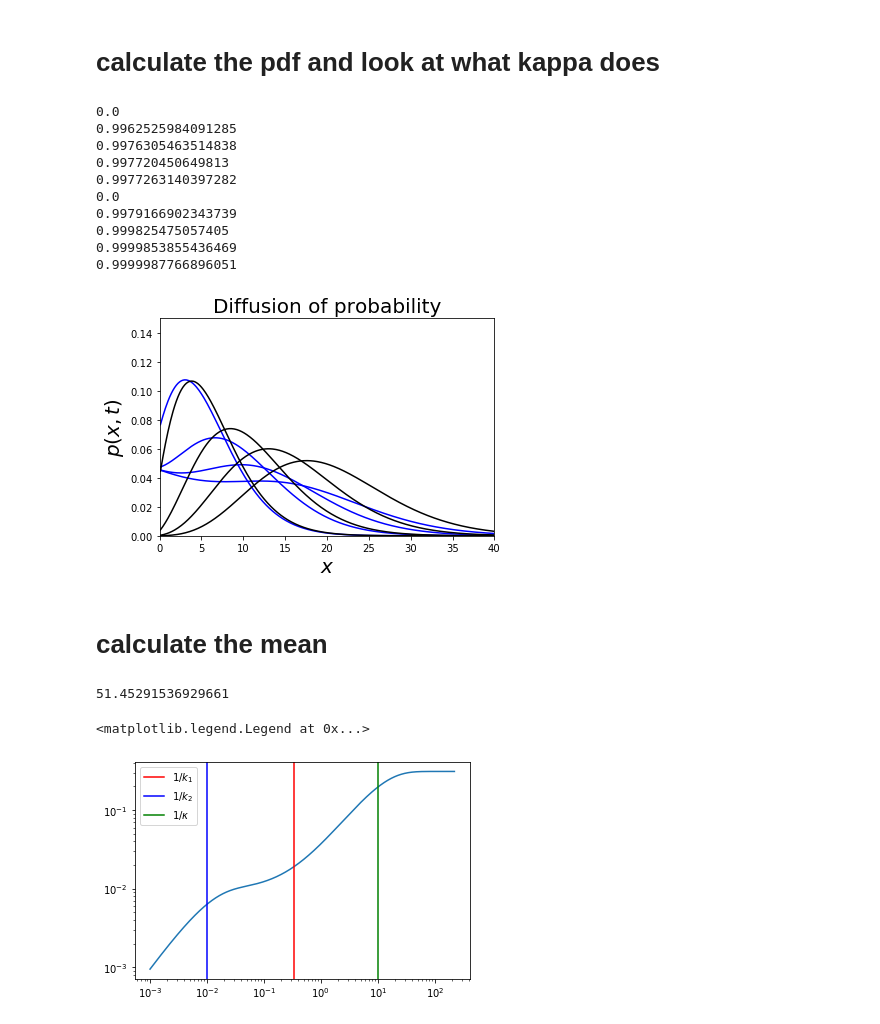
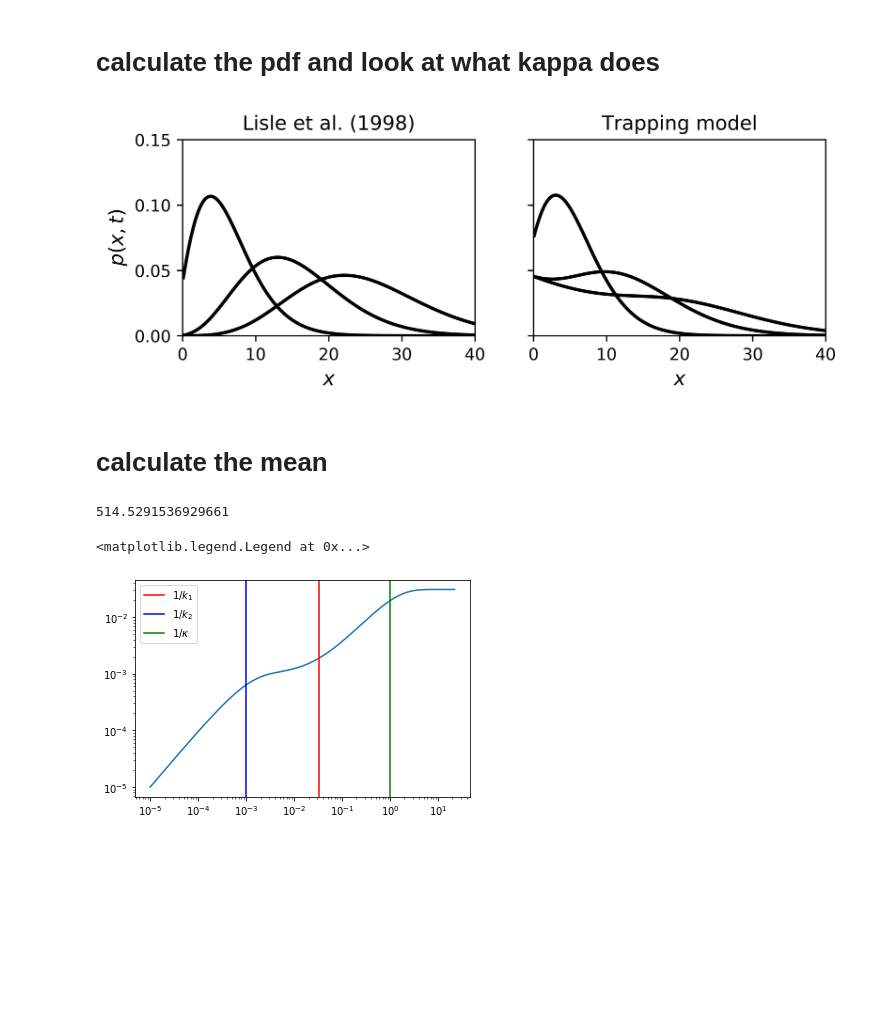
Before and after one commit to jkpierce/rw-diffu, a Jupyter notebook: code/trap-pdf.ipynb, the cells around one changed output. Drawn from its saved outputs; the diff is of its cells as text; code cells hidden in the pictures; blank space fills up the shorter version.

```diff
--- a/code/trap-pdf.ipynb
+++ b/code/trap-pdf.ipynb
@@ -47,42 +47,34 @@ def p(x,t,kap=kap,k1=k1,k2=k2,v=v,special=False):
     return a*(b+c)+d*e**(k1*k2*x/v/(kap+k1))*P1py( k1*k2*x/v/(kap+k1), (kap+k1)*tmxv)
 # %%
 x = np.linspace(0,100,1000)
+t = np.array([25,75,125])
 dx = x[1]-x[0]
-t = np.linspace(0,100,5)
-kap = 0.01 # trapping
 k1 = 0.1 # rest
 k2 = 1.0 # motion
 v = 2.0
+
+fig, (ax1, ax2) = plt.subplots(nrows=1,ncols=2, sharey=True, figsize=(7,3.5/1.6), dpi=600)
+
+kap = 0.0
 for tt in t:
-    plt.plot(x,p(x,tt,kap=kap,k1=k1,k2=k2,v=v),color='blue')
-    print(np.nansum(p(x,tt,kap=kap,k1=k1,k2=k2,v=v))*dx)
+    ax1.plot(x,p(x,tt,kap=kap,k1=k1,k2=k2,v=v),color='black',lw=2)
+ax1.set_xlim(0,40)
+ax1.set_ylim(0,0.15)
+ax1.set_xlabel(r'$x$',fontsize=12)
+ax1.set_ylabel(r'$p(x,t)$',fontsize=12)
+ax1.set_title(r'Lisle et al. (1998)',fontsize=12)
 
-kap = 0.0 # trapping
-k1 = 0.1 # rest
-k2 = 1.0 # motion
-v = 2.0
+kap = 0.01 # trapping
 for tt in t:
-    plt.plot(x,p(x,tt,kap=kap,k1=k1,k2=k2,v=v),color='black')
-    print(np.nansum(p(x,tt,kap=kap,k1=k1,k2=k2,v=v))*dx)
+    ax2.plot(x,p(x,tt,kap=kap,k1=k1,k2=k2,v=v),color='black',lw=2)
+ax2.set_xlim(0,40)
+ax2.set_ylim(0,0.15)
+ax2.set_xlabel(r'$x$',fontsize=12)
+ax2.set_title(r'Trapping model',fontsize=12)
 
-plt.xlim(0,40)
-plt.ylim(0,0.15)
-plt.xlabel(r'$x$',fontsize=20)
-plt.ylabel(r'$p(x,t)$',fontsize=20)
-plt.title('Diffusion of probability',fontsize=20)
-plt.savefig('trapping-pdf.png', bbox_inches='tight')
+fig.savefig('../grl/figures/pdf-plot.png', bbox_inches='tight')
 # %% [output]
-0.0
-0.9962525984091285
-0.9976305463514838
-0.997720450649813
-0.9977263140397282
-0.0
-0.9979166902343739
-0.999825475057405
-0.9999853855436469
-0.9999987766896051
-[figure, old version]
+[figure, new version]
 # %% [markdown]
 # calculate the mean
 # %%
@@ -101,17 +93,20 @@ def mean(t,k1,k2,kap,v):
     out += (kap+k1)/(2*b)*(1/(b-a)*(exp((b-a)*t)-1)+1/(a+b)*(exp(-(a+b)*t)-1))
     return v*out
 # %%
-t = np.geomspace(1e-3,1e5,50000)
-k1 = 3.0 # inverse rest time
-k2 = 100.0 # inverse motion time
-kap = 0.1
-v=1.0
+t = np.geomspace(1e-5,1e3,50000)
+k1 = 30.0 # inverse rest time
+k2 = 1000.0 # inverse motion time
+kap = 1
+#k1 = k1*10
+#k2 = k2*10
+#kap = kap*10
+v=1
 plt.loglog(t,mean(t,k1,k2,kap,v))
 plt.axvline(1/k1,label=r'$1/k_1$',color='red')
 plt.axvline(1/k2,label=r'$1/k_2$',color='blue')
 plt.axvline(1/kap,label=r'$1/\kappa$',color='green')
 plt.legend()
 # %% [output]
-51.45291536929661
+514.5291536929661
 <matplotlib.legend.Legend at 0x...>
-[figure, old version]
+[figure, new version]
```
Also changed, not shown: parts of 11 cells of this notebook, 17 other files.
